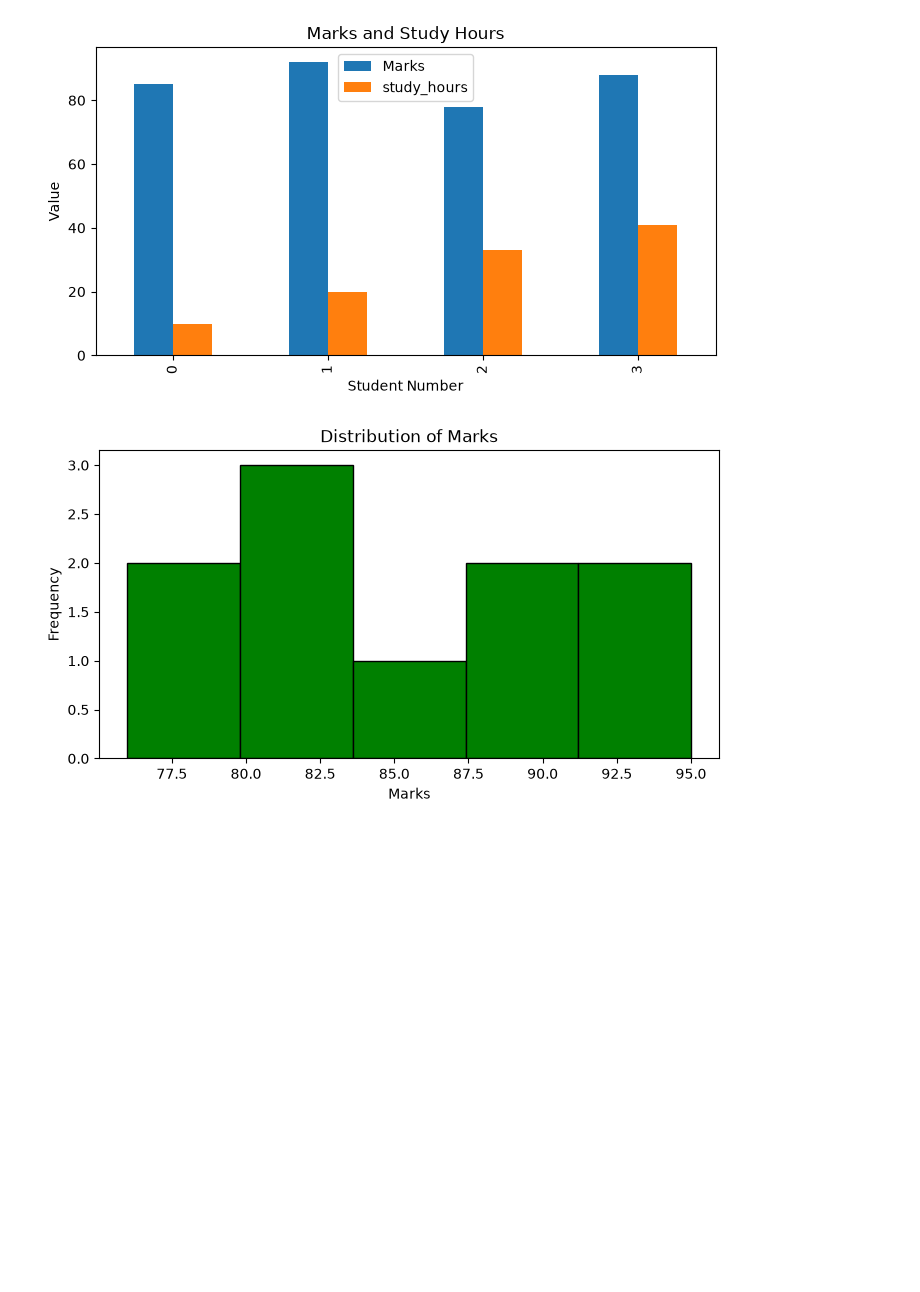
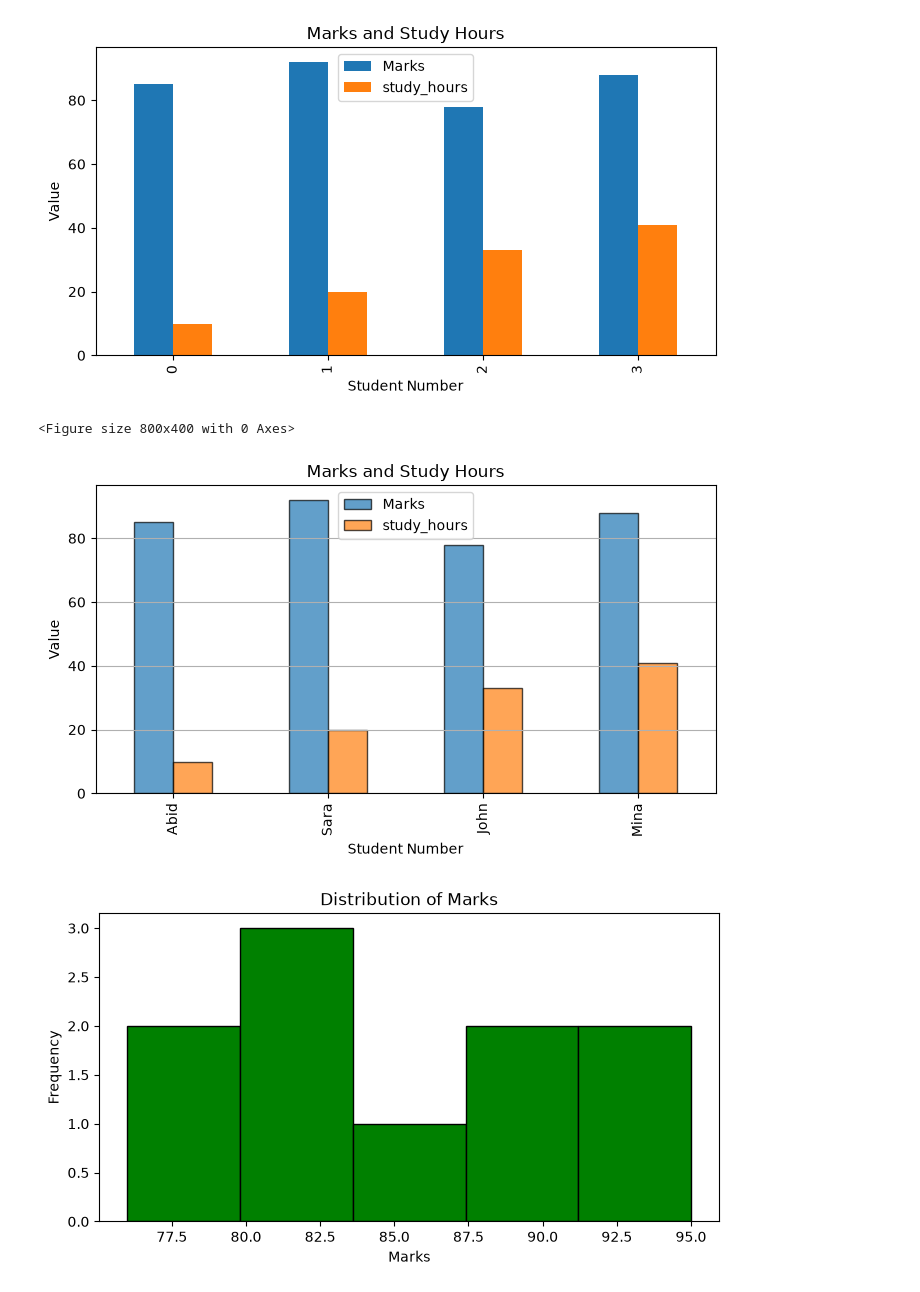
Before and after one commit to abid-rasel/MLOB_My_FILE, a Jupyter notebook: Session/Day 9/Matplotlib_basics.ipynb, the cells around one changed output. Cells and saved outputs as stored; diff of their text form; code cells hidden in the pictures; blank space fills up the shorter version.

```diff
--- a/Session/Day 9/Matplotlib_basics.ipynb
+++ b/Session/Day 9/Matplotlib_basics.ipynb
@@ -1085,6 +1145,33 @@ plt.show()
 # %% [output]
 <Figure size 800x400 with 0 Axes>
 [figure]
+# %%
+import pandas as pd
+import matplotlib.pyplot as plt
+
+df = pd.DataFrame({
+    "Name": ["Abid", "Sara", "John", "Mina"],
+    "Marks": [85, 92, 78, 88],
+    "study_hours": [10, 20, 33, 41]
+})
+
+plt.figure(figsize=(8,4))
+
+df.plot(x='Name',
+        y=['Marks','study_hours'],
+    kind="bar",
+    figsize=(8,4),
+    title="Marks and Study Hours",edgecolor='black',alpha=0.7
+)
+
+plt.xlabel("Student Number")
+plt.ylabel("Value")
+plt.grid(axis='y')
+
+plt.show()
+# %% [output]
+<Figure size 800x400 with 0 Axes>
+[figure, added]
 # %%
 import pandas as pd
 import matplotlib.pyplot as plt
```
Also changed, not shown: parts of 6 cells of this notebook, 1 other file.
